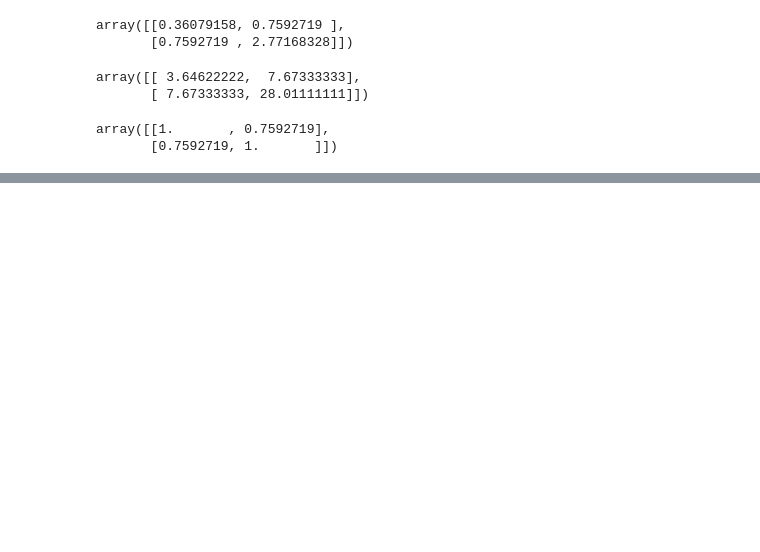
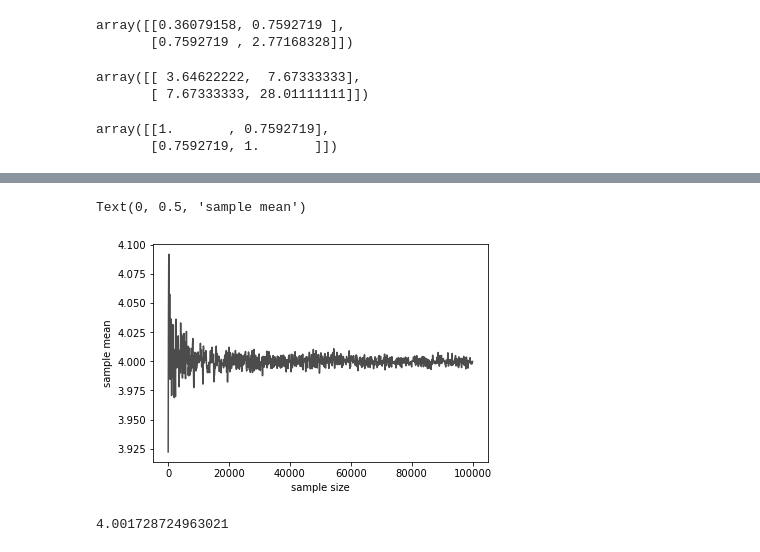
Before and after one commit to InChil2/Mac, a Jupyter notebook: stat/stat1.ipynb, the cells around one changed output, grey strips where cells are left out. Cells and saved outputs as stored; diff of their text form; code cells hidden in the pictures; blank space fills up the shorter version.

```diff
--- a/stat/stat1.ipynb
+++ b/stat/stat1.ipynb
@@ -191,0 +250,2 @@ array([[1.       , 0.7592719],
+# %%
+sample_mean_array_size = np.zeros(len(size_array))
@@ -191,0 +263,20 @@ array([[1.       , 0.7592719],
+# %%
+# 샘플사이즈가 커질수록 표본평균이 모평균(4)에 가까워짐
+import matplotlib.pyplot as plt
+plt.plot(size_array,sample_mean_array_size,color='black',alpha=0.7)
+plt.xlabel('sample size')
+plt.ylabel('sample mean')
+# %% [output]
+Text(0, 0.5, 'sample mean')
+[figure, added]
+# %%
+# 표본평균 도출하는 사용자 함수 : cal_sample_mean(size, n_trial)
+def cal_sample_mean(size, n_trial):
+    sample_mean_array = np.zeros(n_trial)
+    for i in range(n_trial):
+        sample_mean_array[i] = pop.rvs(size=size).mean()
+    return sample_mean_array
+
+np.mean(cal_sample_mean(size=10,n_trial=10000))
+# %% [output]
+4.001728724963021
```
Also changed, not shown: parts of 41 cells of this notebook, 2 other files.
